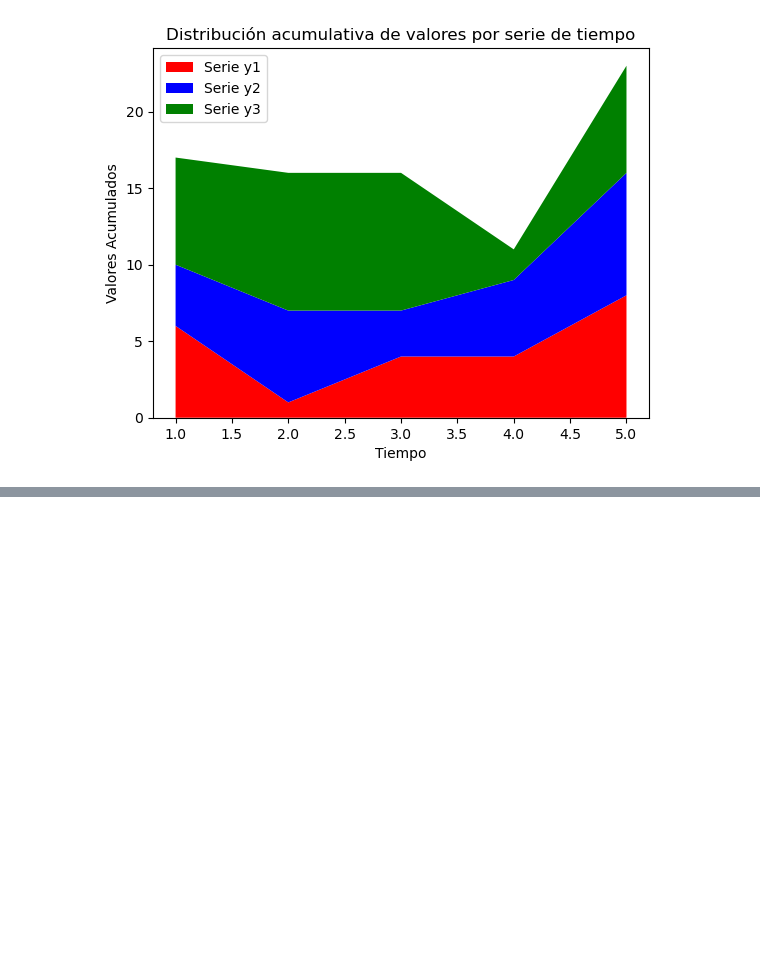
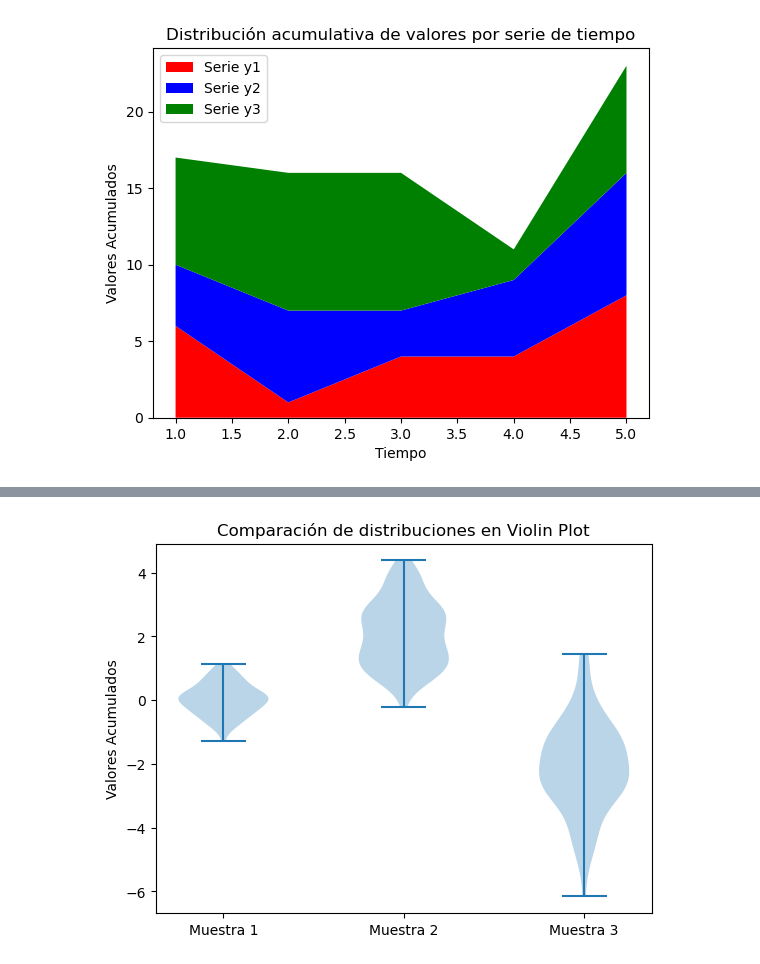
Before and after one commit to frgonzalezb/Udemy_Python_Total_DS_ML, a Jupyter notebook: 09_Matplotlib/Ejercicios/157_to_159.ipynb, the cells around one changed output, grey strips where cells are left out. Cells and saved outputs as stored; diff of their text form; code cells hidden in the pictures; blank space fills up the shorter version.

Commit message:
Ejercicio de codificación 159: Crea Cualquier tipo de Gráficos desde Matplotlib 3

```diff
--- a/09_Matplotlib/Ejercicios/157_to_159.ipynb
+++ b/09_Matplotlib/Ejercicios/157_to_159.ipynb
@@ -77,0 +105,21 @@ plt.show()
+# %%
+import numpy as np
+import matplotlib.pyplot as plt
+
+
+# Generar los datos para cada muestra usando numpy.random.normal
+np.random.seed(0) # Establecer la misma semilla para la generación de datos
+data1 = np.random.normal(loc=0, scale=0.5, size=100)
+data2 = np.random.normal(loc=2, scale=1, size=100)
+data3 = np.random.normal(loc=-2, scale=1.5, size=100)
+
+# plot
+fig, ax = plt.subplots()
+ax.violinplot([data1, data2, data3])
+ax.set_title('Comparación de distribuciones en Violin Plot')
+ax.set_ylabel('Valores Acumulados')
+ax.set_xticks([1, 2, 3])
+ax.set_xticklabels(['Muestra 1', 'Muestra 2', 'Muestra 3'])
+plt.show()
+# %% [output]
+[figure, added]
```
Also changed, not shown: parts of 1 cell of this notebook.
